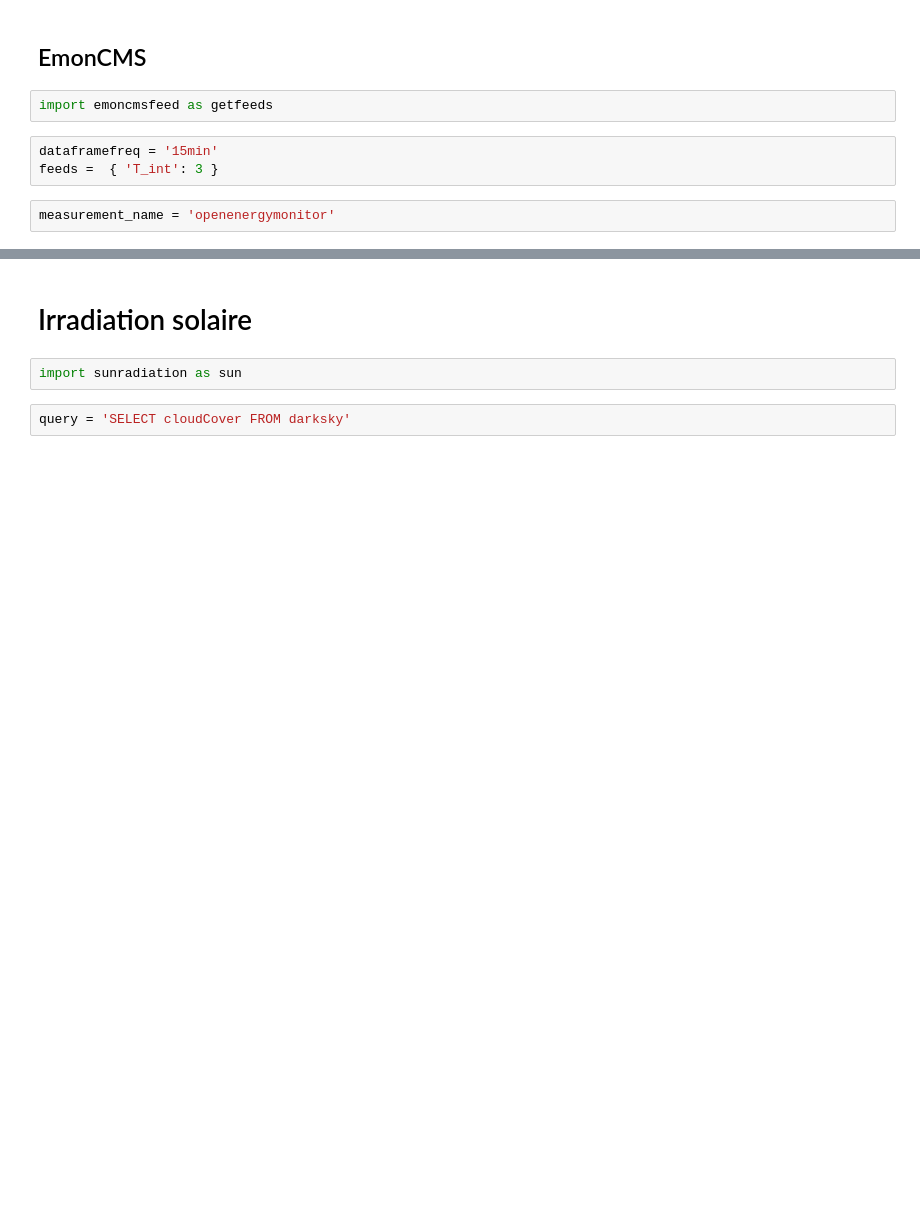
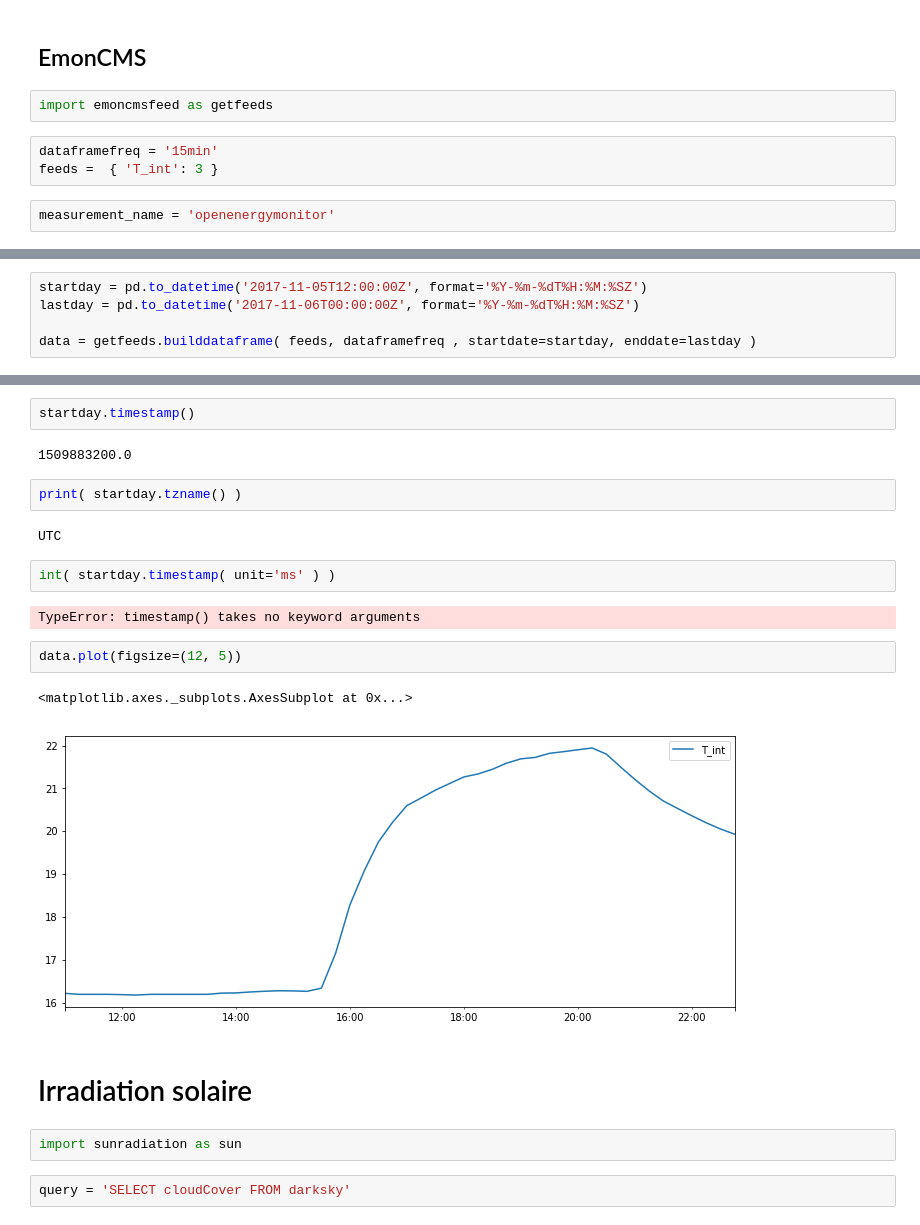
Before and after one commit to xdze2/thermique_appart, a Jupyter notebook: getDataToInfluxDB.ipynb, the cells around one changed output, grey strips where cells are left out. Cells and saved outputs as stored; diff of their text form; blank space fills up the shorter version.

Commit message:
fix missing data

```diff
--- a/getDataToInfluxDB.ipynb
+++ b/getDataToInfluxDB.ipynb
@@ -116,0 +136,5 @@ for i in range( len( daterange_iso )-1 ):
+# %%
+startday = pd.to_datetime('2017-11-05T12:00:00Z', format='%Y-%m-%dT%H:%M:%SZ')
+lastday = pd.to_datetime('2017-11-06T00:00:00Z', format='%Y-%m-%dT%H:%M:%SZ')
+
+data = getfeeds.builddataframe( feeds, dataframefreq , startdate=startday, enddate=lastday )
@@ -117,3 +161,20 @@ for i in range( len( daterange_iso )-1 ):
+# %%
+startday.timestamp()
+# %% [output]
+1509883200.0
+# %%
+print( startday.tzname() )
+# %% [output]
+UTC
+# %%
+int( startday.timestamp( unit='ms' ) )
+# %% [output]
+TypeError: timestamp() takes no keyword arguments
+# %%
+data.plot(figsize=(12, 5))
+# %% [output]
+<matplotlib.axes._subplots.AxesSubplot at 0x...>
+[figure, added]
 # %% [markdown]
 # Irradiation solaire
 # %%
```
Also changed, not shown: parts of 6 cells of this notebook.
